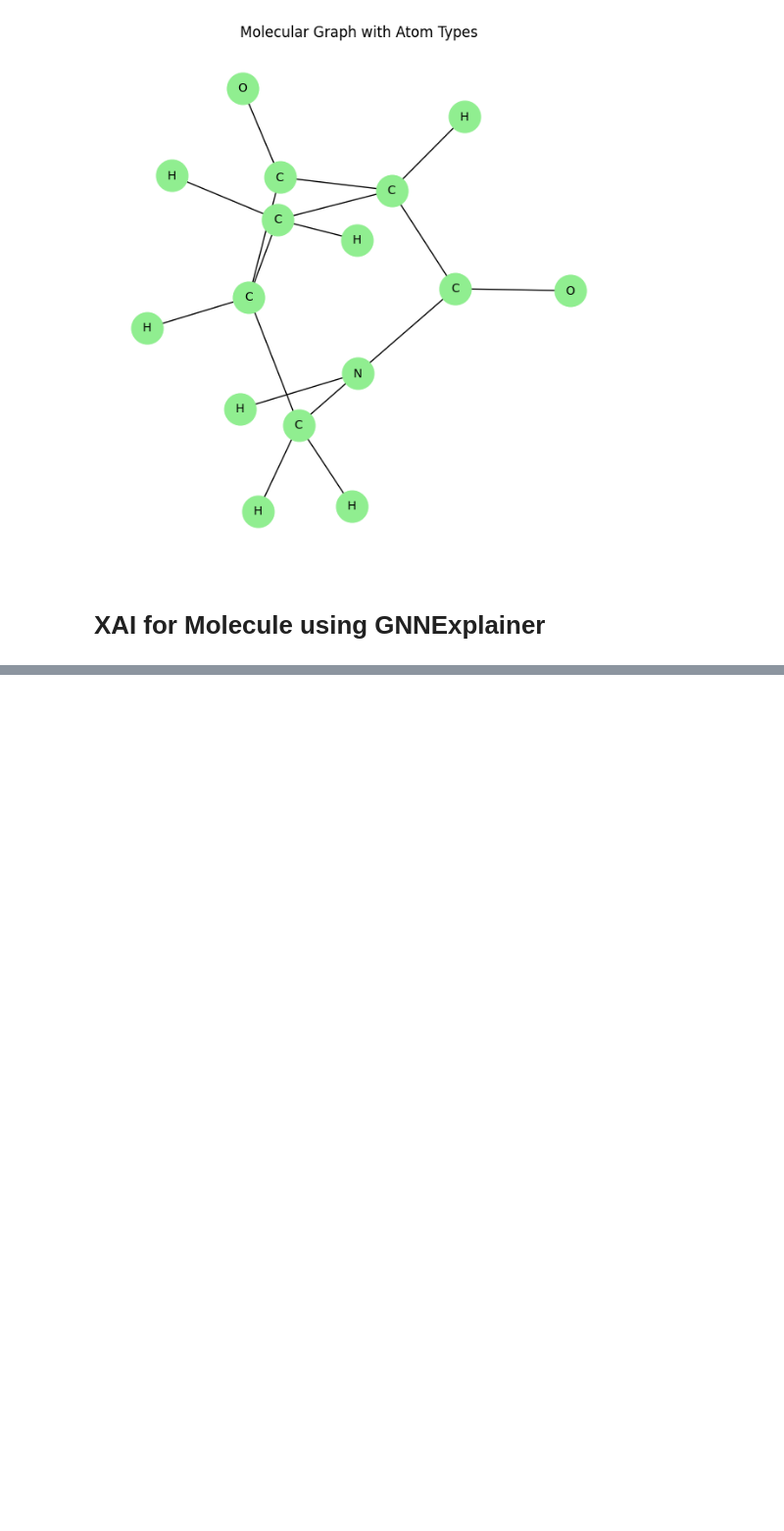
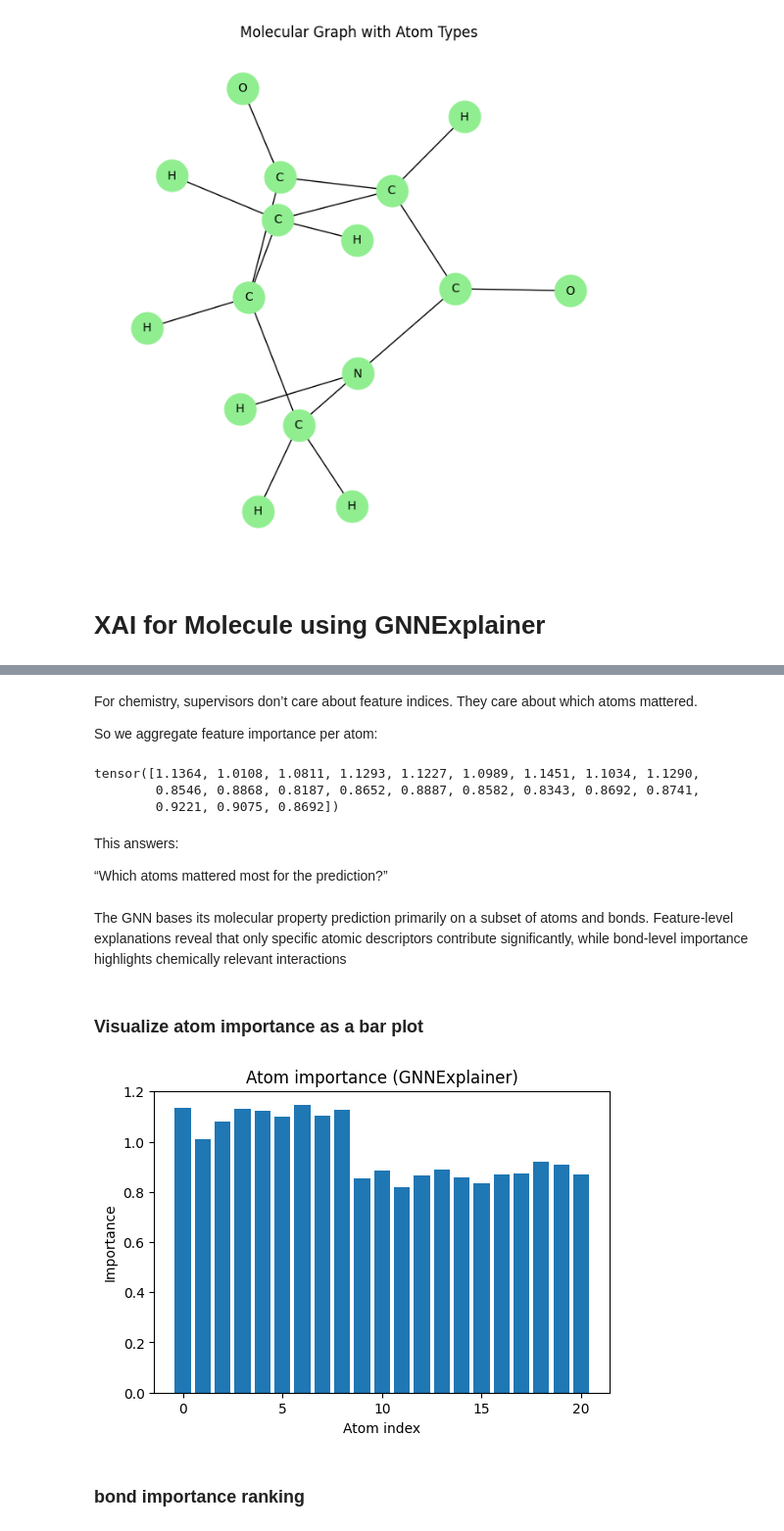
Before and after one commit to abrhaleyarefaine1997/Graph-Neural-Networks-for-Molecular-Property-Prediction-and-Explainability, a Jupyter notebook: Graph-Neural-Networks-for-Molecular-Property-Prediction-and-Explainability AI.ipynb, the cells around one changed output, grey strips where cells are left out. Shown at 98% size. Cells and saved outputs as stored; diff of their text form; code cells hidden in the pictures; blank space fills up the shorter version.

```diff
--- a/Graph-Neural-Networks-for-Molecular-Property-Prediction-and-Explainability AI.ipynb
+++ b/Graph-Neural-Networks-for-Molecular-Property-Prediction-and-Explainability AI.ipynb
@@ -575,0 +864,2 @@ from torch_geometric.explain import GNNExplainer
+# %%
+data = train_data[0]   # single molecule
@@ -575,0 +952,35 @@ from torch_geometric.explain import GNNExplainer
+# %% [markdown]
+For chemistry, supervisors don’t care about feature indices.
+They care about which atoms mattered.
+
+So we aggregate feature importance per atom:
+# %%
+# Atom-level importance
+atom_importance = node_imp.sum(dim=1)
+
+print(atom_importance)
+# %% [output]
+tensor([1.1364, 1.0108, 1.0811, 1.1293, 1.1227, 1.0989, 1.1451, 1.1034, 1.1290,
+        0.8546, 0.8868, 0.8187, 0.8652, 0.8887, 0.8582, 0.8343, 0.8692, 0.8741,
+        0.9221, 0.9075, 0.8692])
+# %% [markdown]
+This answers:
+
+“Which atoms mattered most for the prediction?”
+# %% [markdown]
+The GNN bases its molecular property prediction primarily on a subset of atoms and bonds. Feature-level explanations reveal that only specific atomic descriptors contribute significantly, while bond-level importance highlights chemically relevant interactions
+# %% [markdown]
+### Visualize atom importance as a bar plot
+# %%
+import matplotlib.pyplot as plt
+
+plt.figure(figsize=(6, 4))
+plt.bar(range(len(atom_importance)), atom_importance.detach().cpu())
+plt.xlabel("Atom index")
+plt.ylabel("Importance")
+plt.title("Atom importance (GNNExplainer)")
+plt.show()
+# %% [output]
+[figure, added]
+# %% [markdown]
+### bond importance ranking
```
Also changed, not shown: parts of 99 cells of this notebook.
